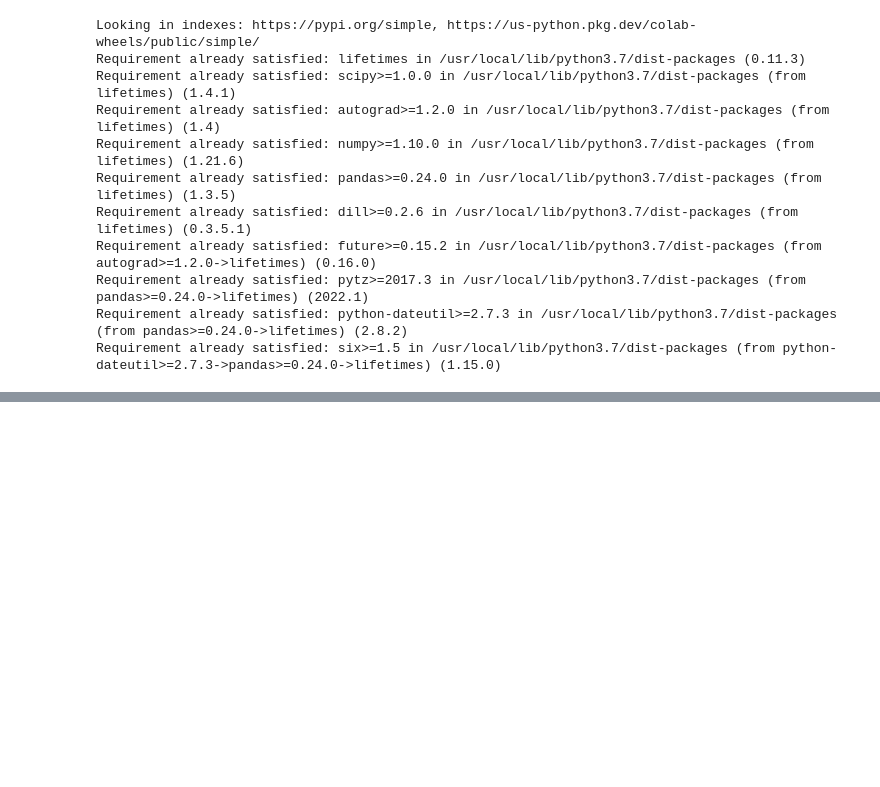
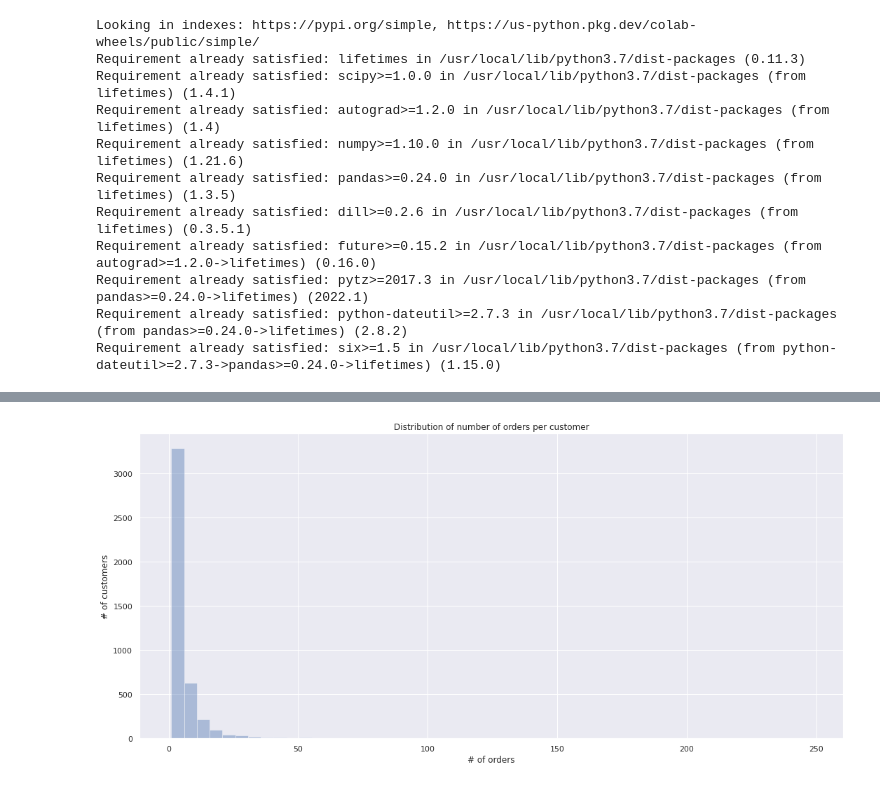
Before and after one commit to sandeepbansode/Basic_Python_Assignments, a Jupyter notebook: Capstone_Project_1_Propensity_Model.ipynb, the cells around one changed output, grey strips where cells are left out. Cells and saved outputs as stored; diff of their text form; code cells hidden in the pictures; blank space fills up the shorter version.

```diff
--- a/Capstone_Project_1_Propensity_Model.ipynb
+++ b/Capstone_Project_1_Propensity_Model.ipynb
@@ -967,0 +1019,5 @@ pd.options.display.float_format = '{:,.0f}'.format
+# %%
+#we have to load data again
+df = pd.read_excel('/content/drive/MyDrive/Data Science Files/Copy of Online Retail.xlsx')
+
+df.head()
@@ -967,0 +1044,3 @@ pd.options.display.float_format = '{:,.0f}'.format
+# %%
+#As for the analysis, due to the fact that we need to have the customer IDs, we dropped all the rows without them.
+df.dropna(subset=['CustomerID'], inplace=True)
@@ -967,0 +1077,4 @@ pd.options.display.float_format = '{:,.0f}'.format
+# %%
+n_orders = df.groupby(['CustomerID'])['InvoiceNo'].nunique()
+mult_orders_perc = np.sum(n_orders > 1) / df['CustomerID'].nunique()
+print(f'{100 * mult_orders_perc:.2f}% of customers ordered more than once.')
@@ -967,0 +1087,9 @@ pd.options.display.float_format = '{:,.0f}'.format
+# %%
+from IPython.core.pylabtools import figsize
+plt.figure(figsize=(18,8))
+ax = sns.distplot(n_orders, kde=False, hist=True)
+ax.set(title='Distribution of number of orders per customer',
+       xlabel='# of orders',
+       ylabel='# of customers');
+# %% [output]
+[figure, added]
```
Also changed, not shown: parts of 26 cells of this notebook.
